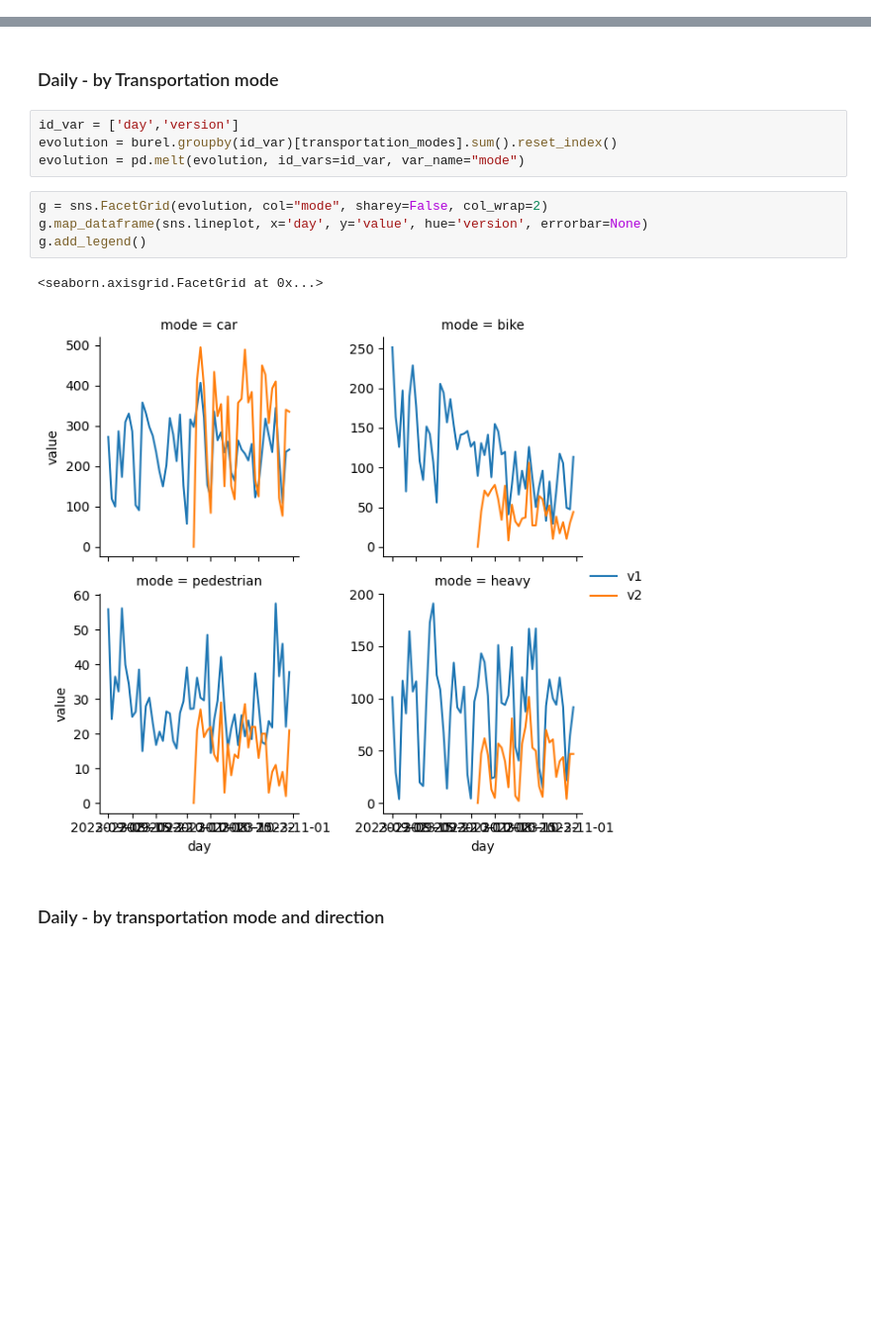
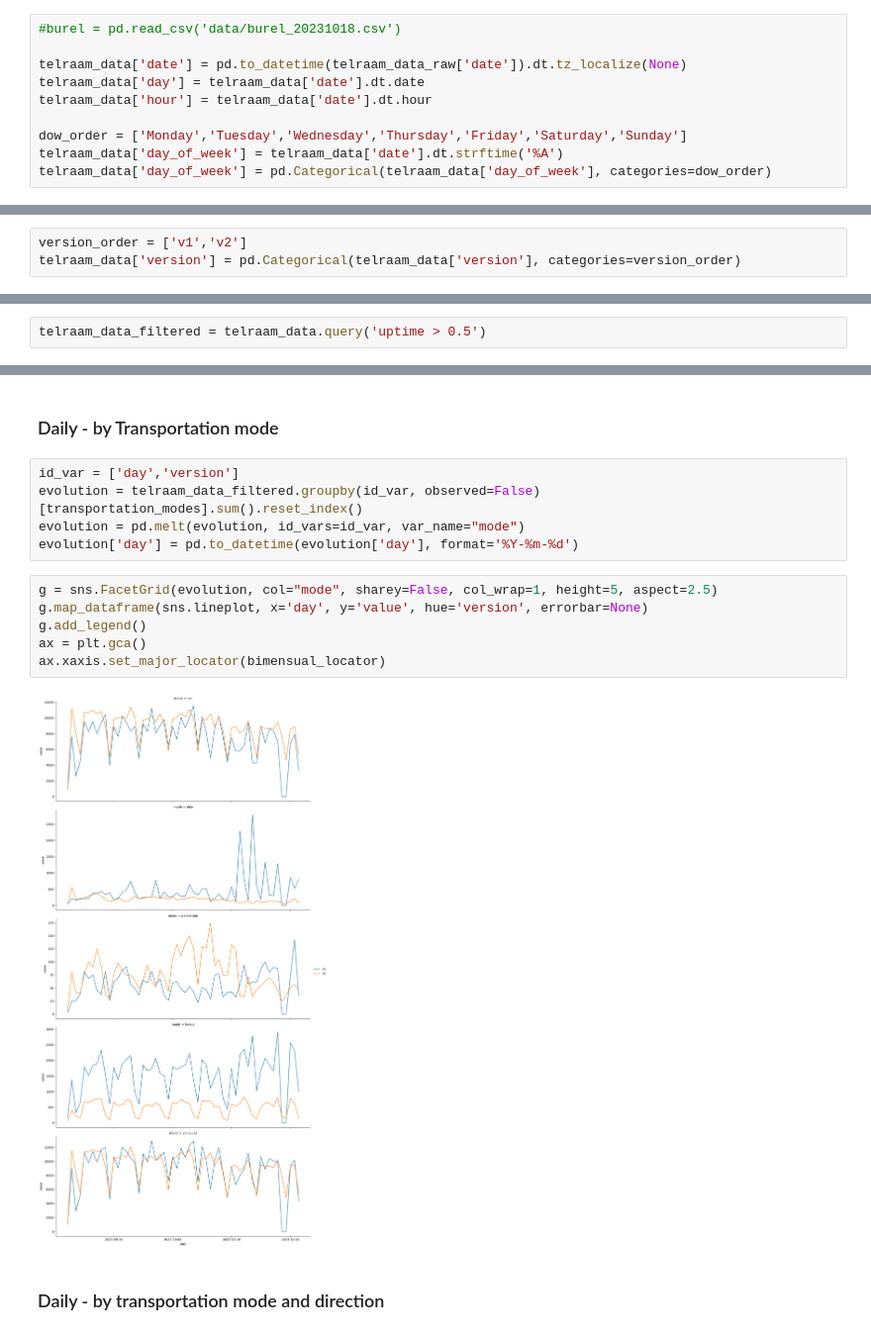
Before and after one commit to KetsiaGuichard/telraam-analysis, a Jupyter notebook: version_comparison.ipynb, the cells around one changed output, grey strips where cells are left out. Shown at 99% size. Drawn from its saved outputs; the diff is of its cells as text; blank space fills up the shorter version.

Commit message:
format graphical axis and improve preprocessing

```diff
--- a/version_comparison.ipynb
+++ b/version_comparison.ipynb
@@ -74,0 +90,10 @@ burel.tail()
+# %%
+#burel = pd.read_csv('data/burel_20231018.csv')
+
+telraam_data['date'] = pd.to_datetime(telraam_data_raw['date']).dt.tz_localize(None)
+telraam_data['day'] = telraam_data['date'].dt.date
+telraam_data['hour'] = telraam_data['date'].dt.hour
+
+dow_order = ['Monday','Tuesday','Wednesday','Thursday','Friday','Saturday','Sunday']
+telraam_data['day_of_week'] = telraam_data['date'].dt.strftime('%A')
+telraam_data['day_of_week'] = pd.Categorical(telraam_data['day_of_week'], categories=dow_order)
@@ -74,0 +102,3 @@ burel.tail()
+# %%
+version_order = ['v1','v2']
+telraam_data['version'] = pd.Categorical(telraam_data['version'], categories=version_order)
@@ -75,3 +115,5 @@ burel.tail()
+# %%
+telraam_data_filtered = telraam_data.query('uptime > 0.5')
 # %% [markdown]
 ## Analysis
 
@@ -117,15 +147,17 @@ sns.boxplot(burel.query("version == 'v2'")['uptime'])
 ### Daily - by Transportation mode
 # %%
 id_var = ['day','version']
-evolution = burel.groupby(id_var)[transportation_modes].sum().reset_index()
+evolution = telraam_data_filtered.groupby(id_var, observed=False)[transportation_modes].sum().reset_index()
 evolution = pd.melt(evolution, id_vars=id_var, var_name="mode")
+evolution['day'] = pd.to_datetime(evolution['day'], format='%Y-%m-%d')
 # %%
-g = sns.FacetGrid(evolution, col="mode", sharey=False, col_wrap=2)
+g = sns.FacetGrid(evolution, col="mode", sharey=False, col_wrap=1, height=5, aspect=2.5)
 g.map_dataframe(sns.lineplot, x='day', y='value', hue='version', errorbar=None)
 g.add_legend()
+ax = plt.gca()
+ax.xaxis.set_major_locator(bimensual_locator)
 # %% [output]
-<seaborn.axisgrid.FacetGrid at 0x...>
-[figure, old version]
+[figure, new version]
 # %% [markdown]
 ### Daily - by transportation mode and direction
 # %%
```
Also changed, not shown: parts of 33 cells of this notebook.
